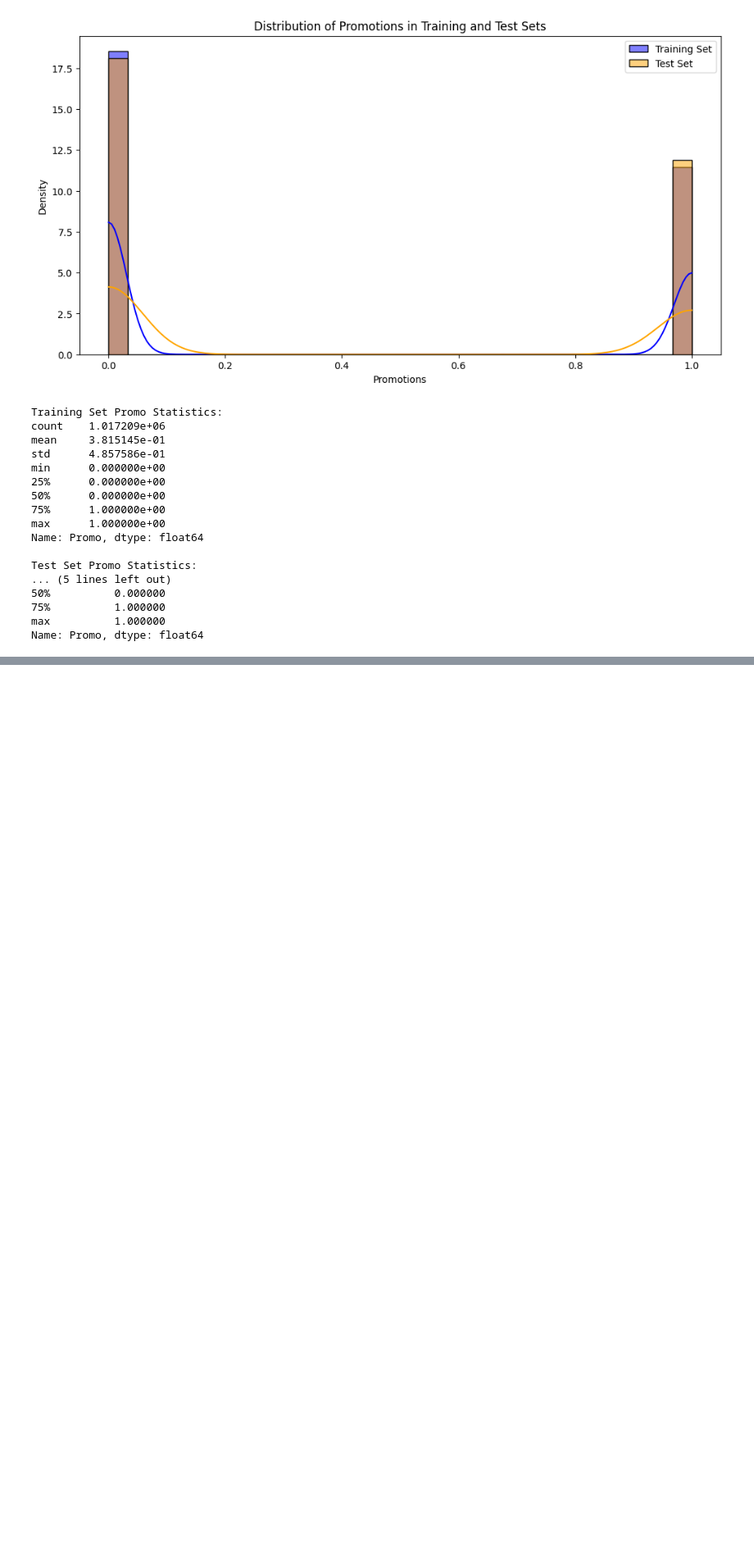
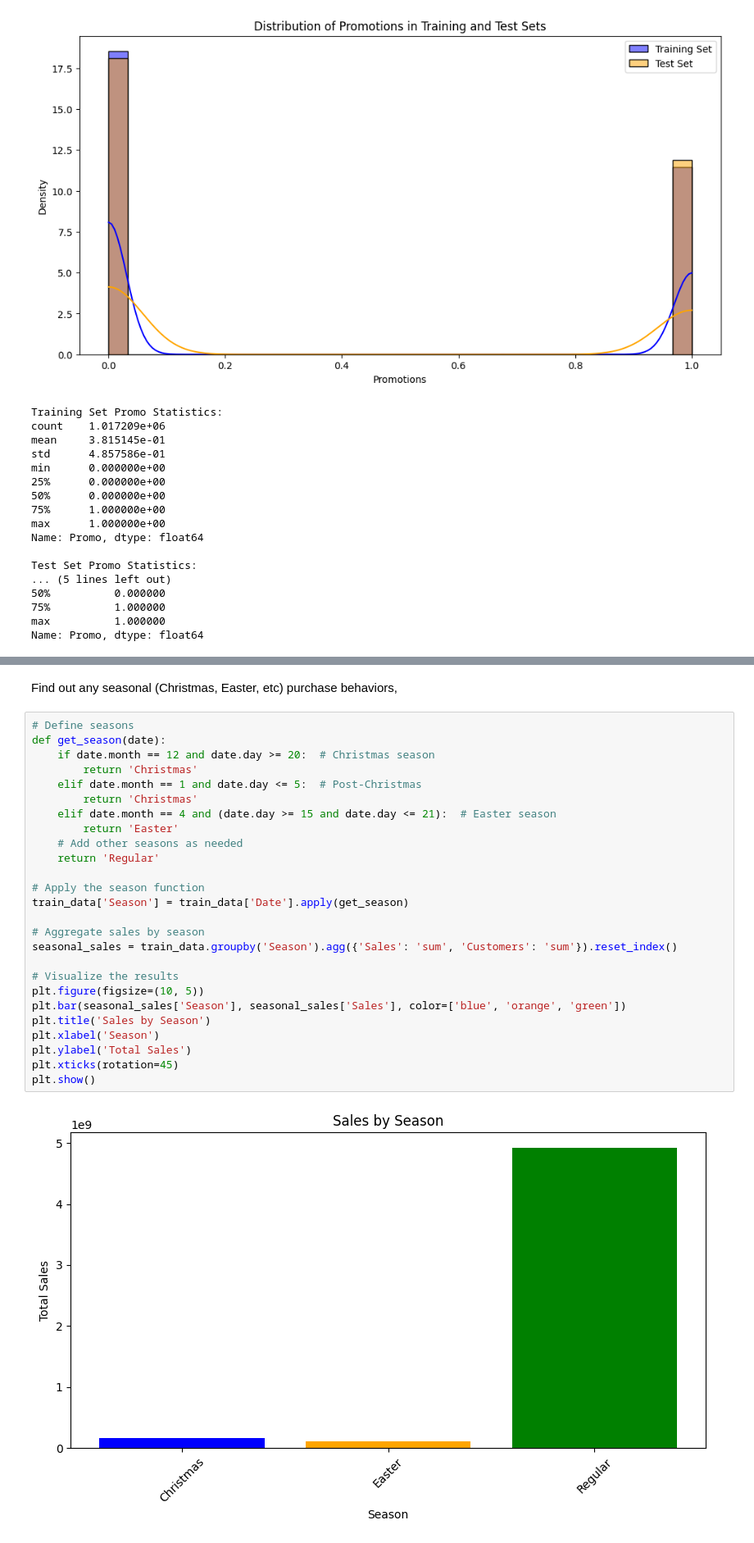
Before and after one commit to medhanittes/Rossmann_Pharma, a Jupyter notebook: notebook/exploration.ipynb, the cells around one changed output, grey strips where cells are left out. Shown: that part at 82% size. Cells and saved outputs as stored; diff of their text form; blank space fills up the shorter version.

Commit message:
task 1 results

```diff
--- a/notebook/exploration.ipynb
+++ b/notebook/exploration.ipynb
@@ -123,0 +197,30 @@ Name: Promo, dtype: float64
+# %% [markdown]
+ Find out any seasonal (Christmas, Easter, etc) purchase behaviors,
+# %%
+# Define seasons
+def get_season(date):
+    if date.month == 12 and date.day >= 20:  # Christmas season
+        return 'Christmas'
+    elif date.month == 1 and date.day <= 5:  # Post-Christmas
+        return 'Christmas'
+    elif date.month == 4 and (date.day >= 15 and date.day <= 21):  # Easter season
+        return 'Easter'
+    # Add other seasons as needed
+    return 'Regular'
+
+# Apply the season function
+train_data['Season'] = train_data['Date'].apply(get_season)
+
+# Aggregate sales by season
+seasonal_sales = train_data.groupby('Season').agg({'Sales': 'sum', 'Customers': 'sum'}).reset_index()
+
+# Visualize the results
+plt.figure(figsize=(10, 5))
+plt.bar(seasonal_sales['Season'], seasonal_sales['Sales'], color=['blue', 'orange', 'green'])
+plt.title('Sales by Season')
+plt.xlabel('Season')
+plt.ylabel('Total Sales')
+plt.xticks(rotation=45)
+plt.show()
+# %% [output]
+[figure, added]
```
Also changed, not shown: parts of 21 cells of this notebook.
